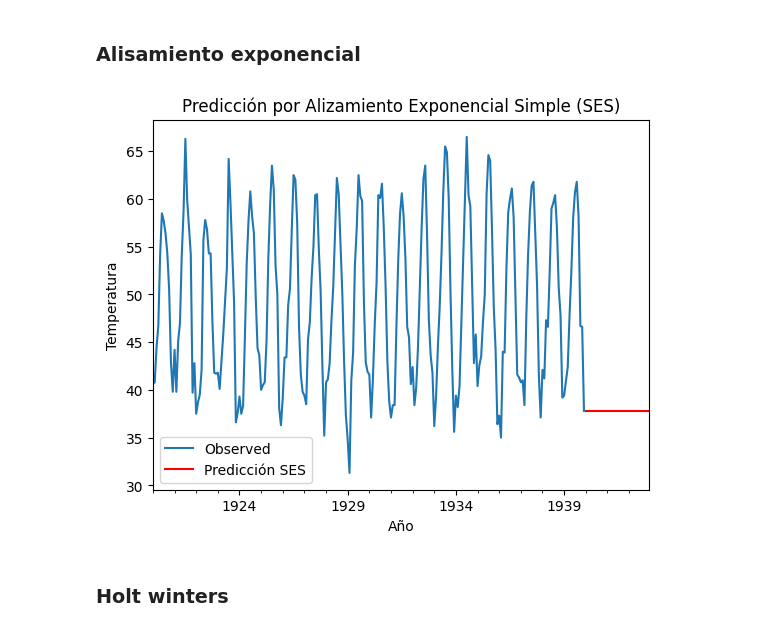
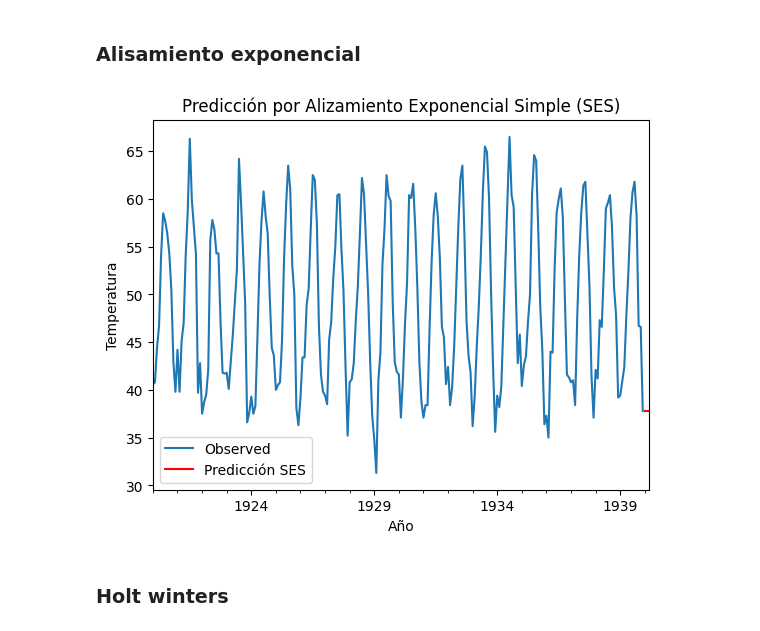
Before and after one commit to Its-Japo/DataScience, a Jupyter notebook: Lab1/main.ipynb, the cells around one changed output. Cells and saved outputs as stored; diff of their text form; code cells hidden in the pictures.

```diff
--- a/Lab1/main.ipynb
+++ b/Lab1/main.ipynb
@@ -124,20 +144,20 @@ plt.show()
 # %%
 # Alizamiento Exponencial Simple
 modelo = SimpleExpSmoothing(datos['Temperature'])
 
 # Ajustar (entrenar() el modelo
 modelo_ajustado = modelo.fit()
-prediccion = modelo_ajustado.forecast(36)
+prediccion = modelo_ajustado.forecast(3)
 
 # Graficar los datos y las predicciones
 datos['Temperature'].plot(label = 'Observed')
 prediccion.plot(label = 'Predicción SES', color = 'red')
 plt.legend()
 plt.title("Predicción por Alizamiento Exponencial Simple (SES)")
 plt.xlabel("Año")
 plt.ylabel("Temperatura")
 plt.show()
 # %% [output]
-[figure, old version]
+[figure, new version]
 # %% [markdown]
 ### Holt winters
```
Also changed, not shown: parts of 5 cells of this notebook.
